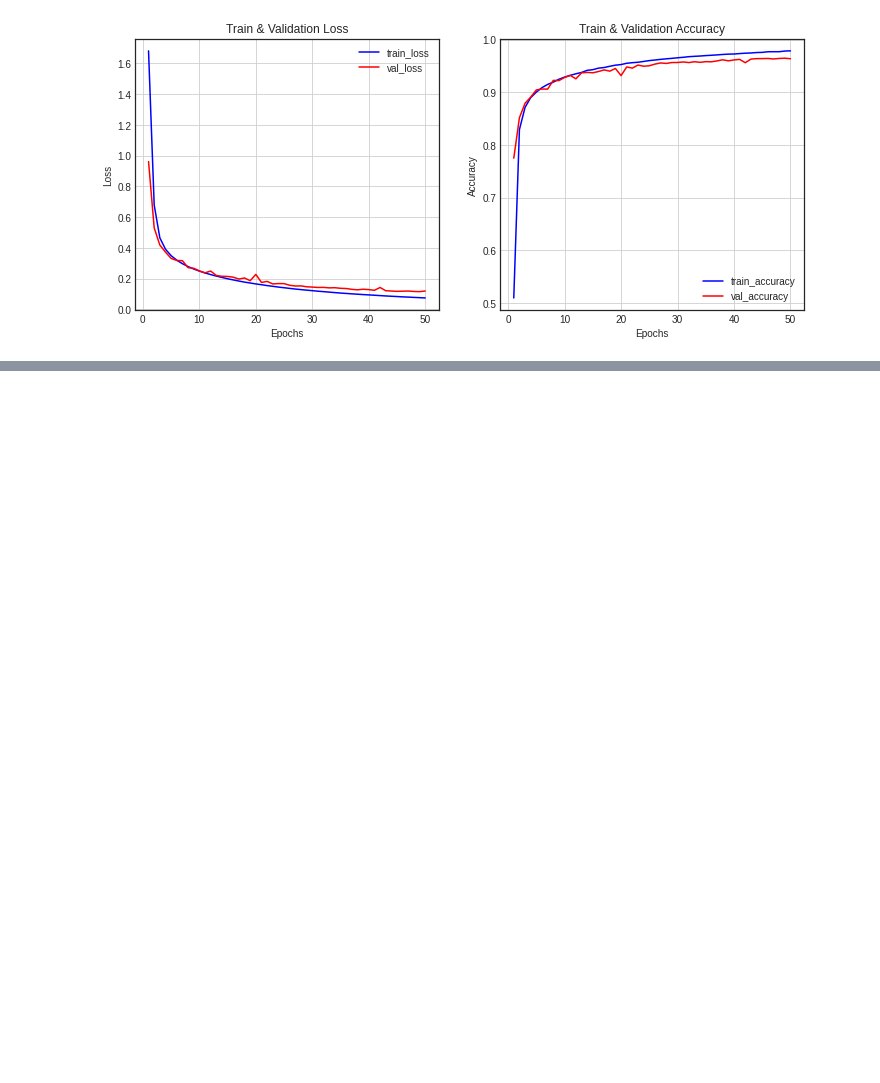
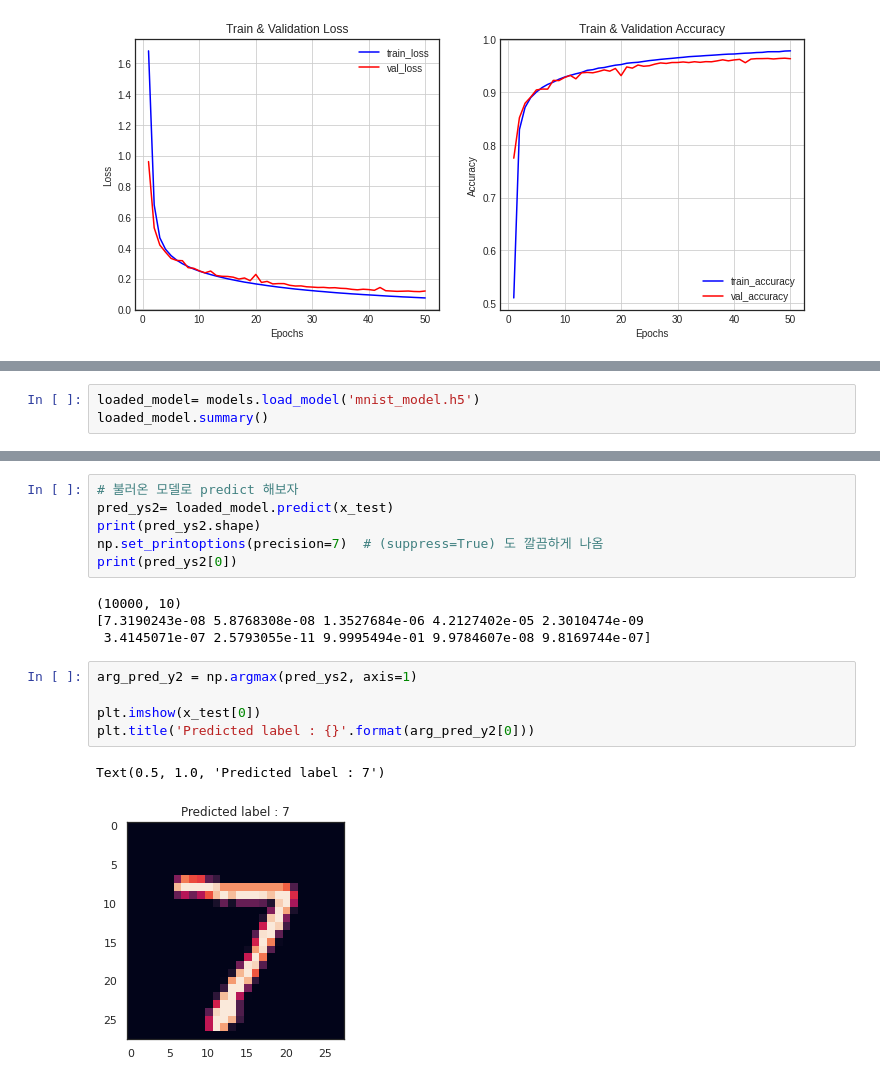
Before and after one commit to SeunghyeChae/tmdhey, a Jupyter notebook: deeplearning_basic_2.ipynb, the cells around one changed output, grey strips where cells are left out. Saved outputs shown, nothing was run; the diff lists cells and outputs as text; blank space fills up the shorter version.

```diff
--- a/deeplearning_basic_2.ipynb
+++ b/deeplearning_basic_2.ipynb
@@ -173,0 +252,3 @@ ax2.legend()
+# %%
+loaded_model= models.load_model('mnist_model.h5')
+loaded_model.summary()
@@ -173,0 +275,18 @@ ax2.legend()
+# %%
+# 불러온 모델로 predict 해보자
+pred_ys2= loaded_model.predict(x_test)
+print(pred_ys2.shape)
+np.set_printoptions(precision=7)  # (suppress=True) 도 깔끔하게 나옴
+print(pred_ys2[0])
+# %% [output]
+(10000, 10)
+[7.3190243e-08 5.8768308e-08 1.3527684e-06 4.2127402e-05 2.3010474e-09
+ 3.4145071e-07 2.5793055e-11 9.9995494e-01 9.9784607e-08 9.8169744e-07]
+# %%
+arg_pred_y2 = np.argmax(pred_ys2, axis=1)
+
+plt.imshow(x_test[0])
+plt.title('Predicted label : {}'.format(arg_pred_y2[0]))
+# %% [output]
+Text(0.5, 1.0, 'Predicted label : 7')
+[figure, added]
```
Also changed, not shown: parts of 19 cells of this notebook.
